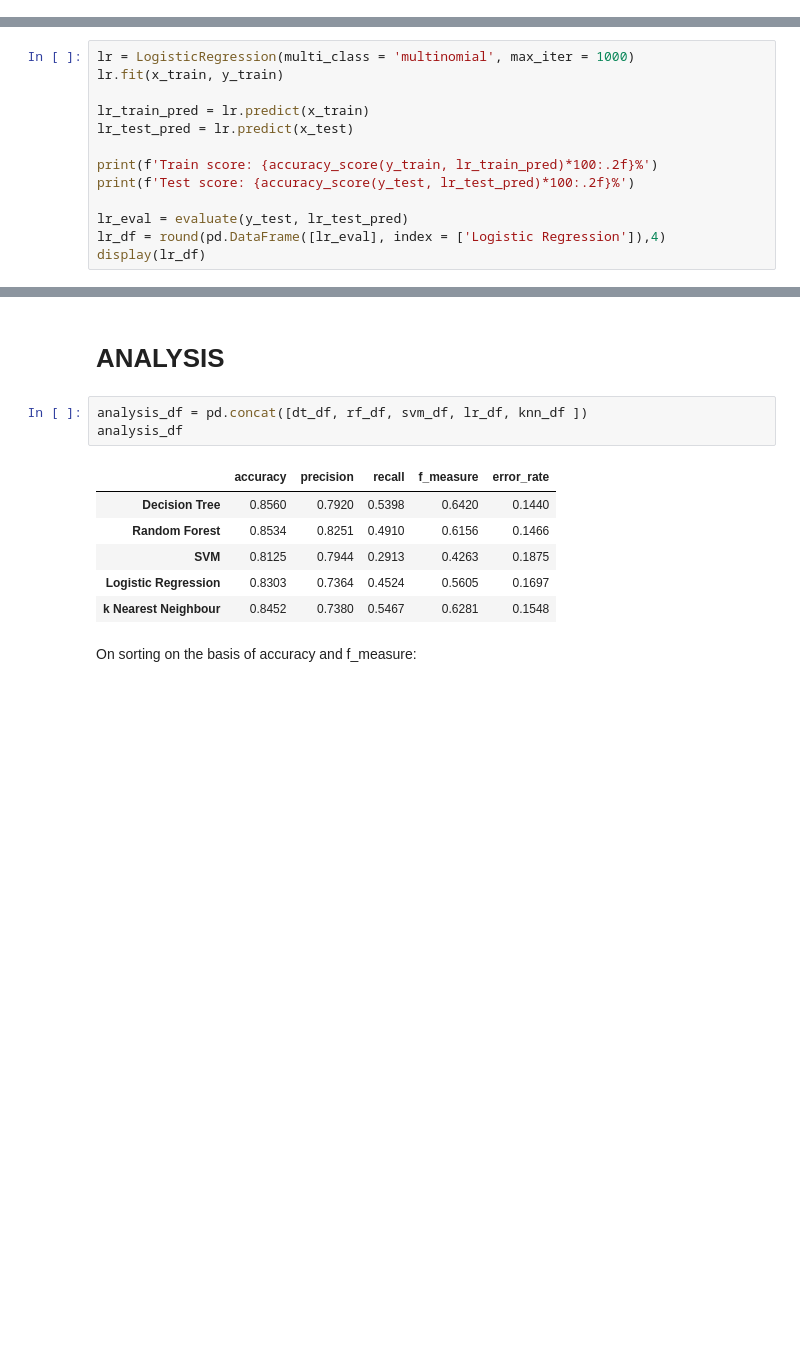
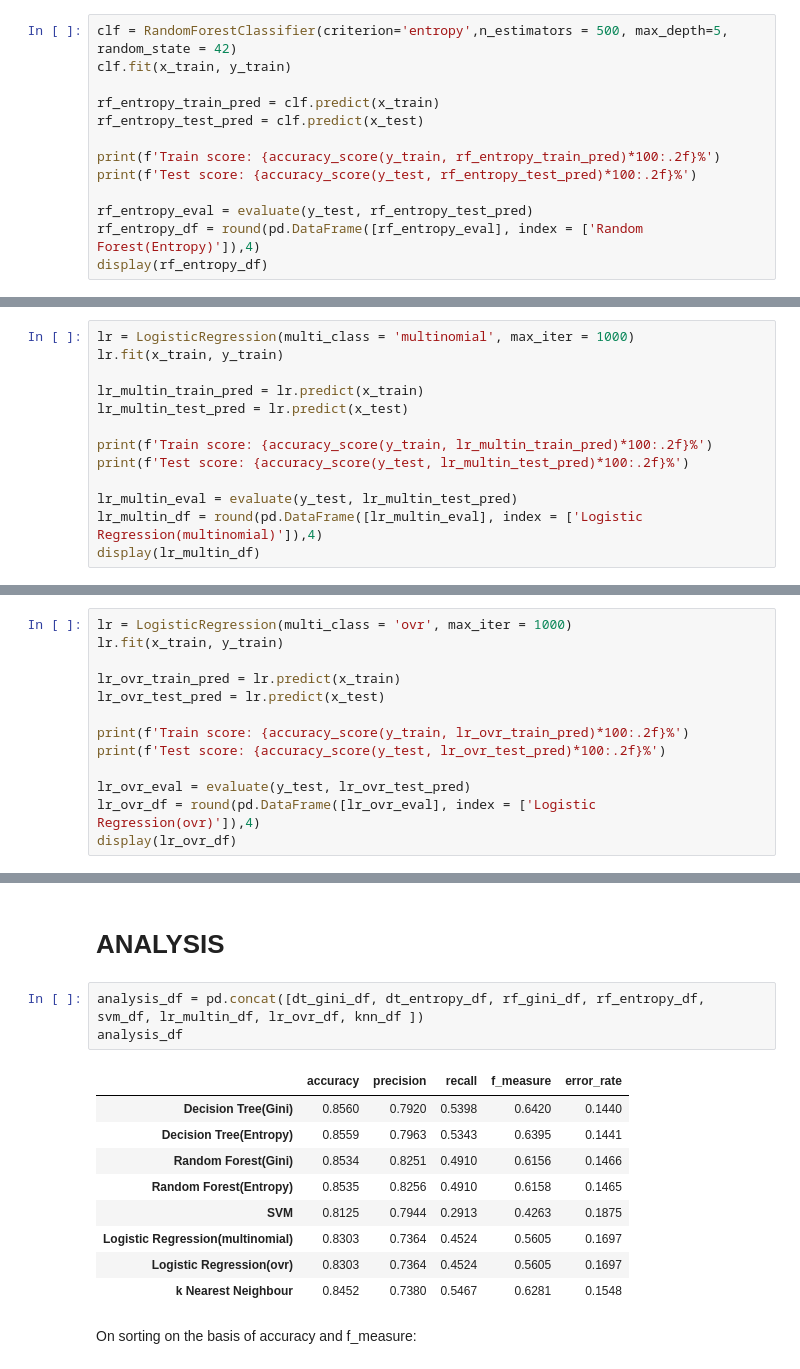
Before and after one commit to adititewari13/Adult-Data_ML, a Jupyter notebook: Adult-Data/income_analysis.ipynb, the cells around one changed output, grey strips where cells are left out. Saved outputs shown, nothing was run; the diff lists cells and outputs as text; blank space fills up the shorter version.

Commit message:
Add gini, entropy, ovr, multinomial

```diff
--- a/Adult-Data/income_analysis.ipynb
+++ b/Adult-Data/income_analysis.ipynb
@@ -512,0 +590,13 @@ Test score: 85.34%
+# %%
+clf = RandomForestClassifier(criterion='entropy',n_estimators = 500, max_depth=5, random_state = 42)
+clf.fit(x_train, y_train)
+
+rf_entropy_train_pred = clf.predict(x_train)
+rf_entropy_test_pred = clf.predict(x_test)
+
+print(f'Train score: {accuracy_score(y_train, rf_entropy_train_pred)*100:.2f}%')
+print(f'Test score: {accuracy_score(y_test, rf_entropy_test_pred)*100:.2f}%')
+
+rf_entropy_eval = evaluate(y_test, rf_entropy_test_pred)
+rf_entropy_df = round(pd.DataFrame([rf_entropy_eval], index = ['Random Forest(Entropy)']),4)
+display(rf_entropy_df)
@@ -536,15 +633,15 @@ Test score: 81.25%
 lr = LogisticRegression(multi_class = 'multinomial', max_iter = 1000)
 lr.fit(x_train, y_train)
 
-lr_train_pred = lr.predict(x_train)
-lr_test_pred = lr.predict(x_test)
+lr_multin_train_pred = lr.predict(x_train)
+lr_multin_test_pred = lr.predict(x_test)
 
-print(f'Train score: {accuracy_score(y_train, lr_train_pred)*100:.2f}%')
-print(f'Test score: {accuracy_score(y_test, lr_test_pred)*100:.2f}%')
+print(f'Train score: {accuracy_score(y_train, lr_multin_train_pred)*100:.2f}%')
+print(f'Test score: {accuracy_score(y_test, lr_multin_test_pred)*100:.2f}%')
 
-lr_eval = evaluate(y_test, lr_test_pred)
-lr_df = round(pd.DataFrame([lr_eval], index = ['Logistic Regression']),4)
-display(lr_df)
+lr_multin_eval = evaluate(y_test, lr_multin_test_pred)
+lr_multin_df = round(pd.DataFrame([lr_multin_eval], index = ['Logistic Regression(multinomial)']),4)
+display(lr_multin_df)
 # %% [output]
 Train score: 82.35%
 Test score: 83.03%
@@ -552,0 +652,13 @@ Test score: 83.03%
+# %%
+lr = LogisticRegression(multi_class = 'ovr', max_iter = 1000)
+lr.fit(x_train, y_train)
+
+lr_ovr_train_pred = lr.predict(x_train)
+lr_ovr_test_pred = lr.predict(x_test)
+
+print(f'Train score: {accuracy_score(y_train, lr_ovr_train_pred)*100:.2f}%')
+print(f'Test score: {accuracy_score(y_test, lr_ovr_test_pred)*100:.2f}%')
+
+lr_ovr_eval = evaluate(y_test, lr_ovr_test_pred)
+lr_ovr_df = round(pd.DataFrame([lr_ovr_eval], index = ['Logistic Regression(ovr)']),4)
+display(lr_ovr_df)
@@ -617,14 +734,17 @@ Test score: 84.52%
 # %% [markdown]
 # ANALYSIS
 # %%
-analysis_df = pd.concat([dt_df, rf_df, svm_df, lr_df, knn_df ])
+analysis_df = pd.concat([dt_gini_df, dt_entropy_df, rf_gini_df, rf_entropy_df, svm_df, lr_multin_df, lr_ovr_df, knn_df ])
 analysis_df
 # %% [output]
 |  | accuracy | precision | recall | f_measure | error_rate |
-| Decision Tree | 0.8560 | 0.7920 | 0.5398 | 0.6420 | 0.1440 |
-| Random Forest | 0.8534 | 0.8251 | 0.4910 | 0.6156 | 0.1466 |
+| Decision Tree(Gini) | 0.8560 | 0.7920 | 0.5398 | 0.6420 | 0.1440 |
+| Decision Tree(Entropy) | 0.8559 | 0.7963 | 0.5343 | 0.6395 | 0.1441 |
+| Random Forest(Gini) | 0.8534 | 0.8251 | 0.4910 | 0.6156 | 0.1466 |
+| Random Forest(Entropy) | 0.8535 | 0.8256 | 0.4910 | 0.6158 | 0.1465 |
 | SVM | 0.8125 | 0.7944 | 0.2913 | 0.4263 | 0.1875 |
-| Logistic Regression | 0.8303 | 0.7364 | 0.4524 | 0.5605 | 0.1697 |
+| Logistic Regression(multinomial) | 0.8303 | 0.7364 | 0.4524 | 0.5605 | 0.1697 |
+| Logistic Regression(ovr) | 0.8303 | 0.7364 | 0.4524 | 0.5605 | 0.1697 |
 | k Nearest Neighbour | 0.8452 | 0.7380 | 0.5467 | 0.6281 | 0.1548 |
 # %% [markdown]
 On sorting on the basis of accuracy and f_measure:
```
Also changed, not shown: parts of 29 cells of this notebook.
